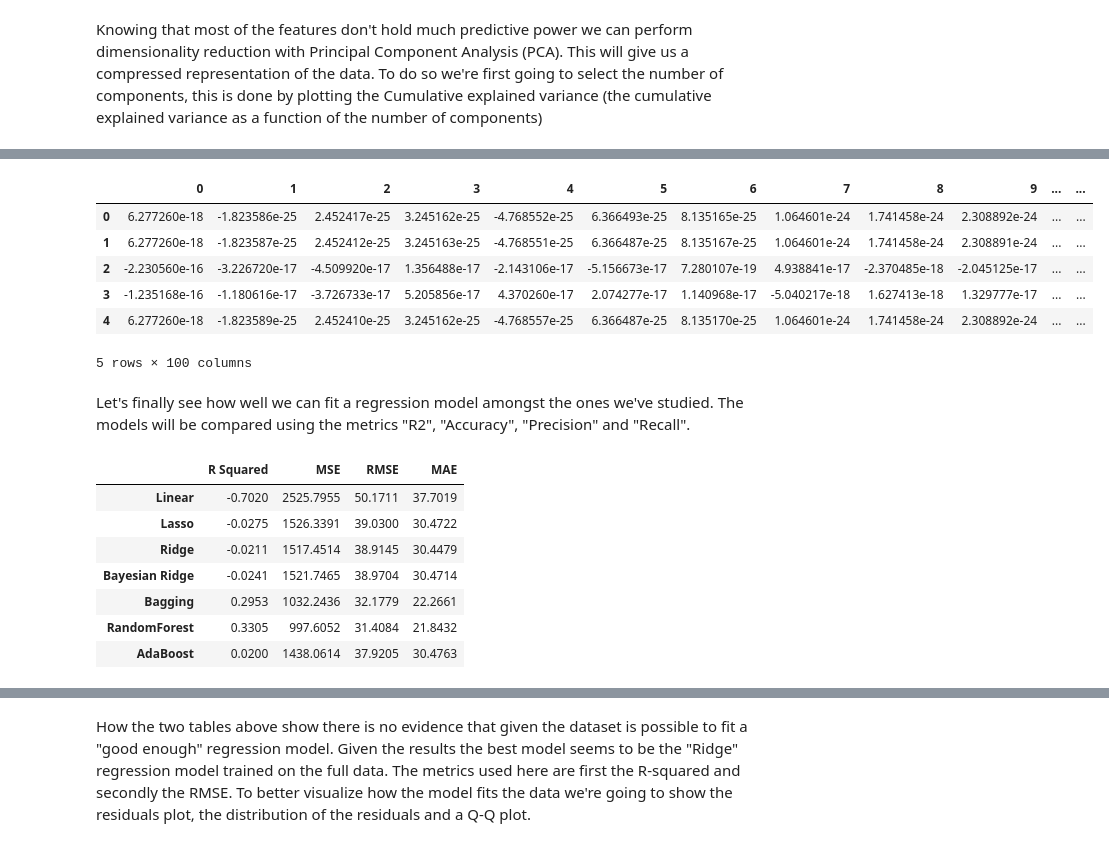
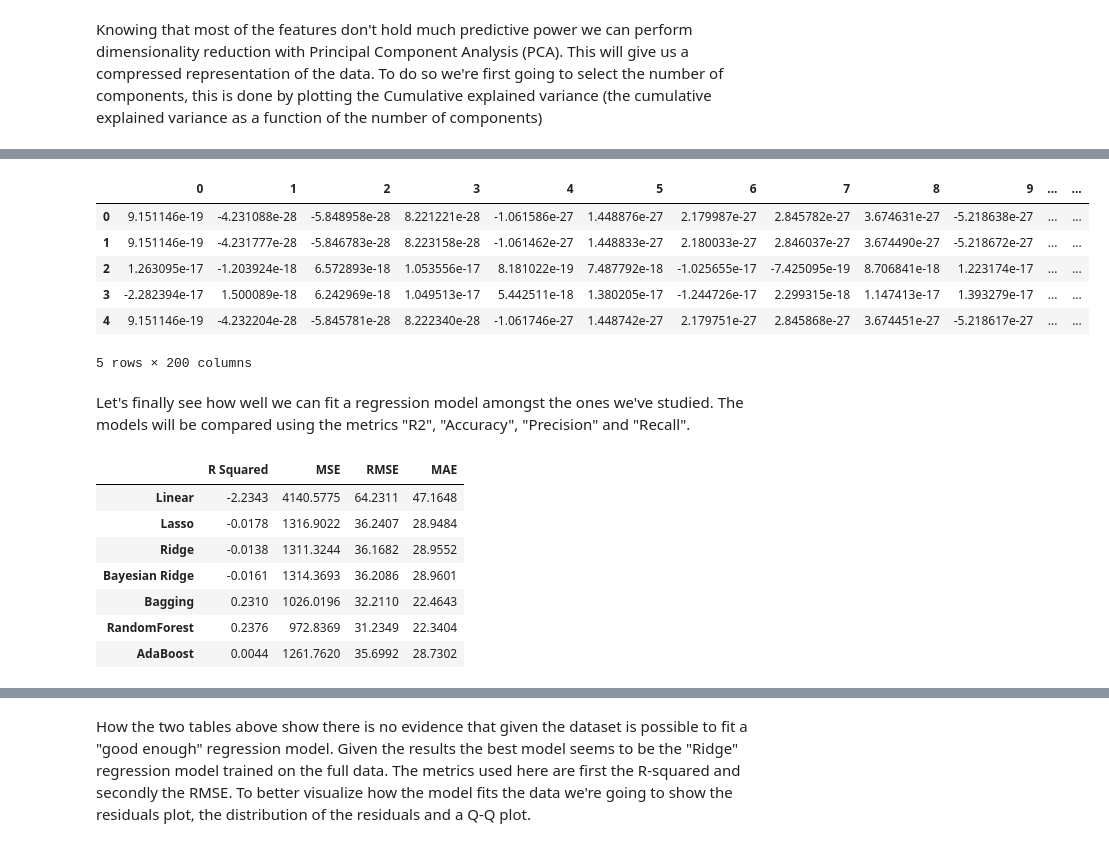
Before and after one commit to cahhil/data-madness, a Jupyter notebook: DataMadness.ipynb, the cells around one changed output, grey strips where cells are left out. Saved outputs shown, nothing was run; the diff lists cells and outputs as text; code cells hidden in the pictures.

```diff
--- a/DataMadness.ipynb
+++ b/DataMadness.ipynb
@@ -377,16 +378,17 @@ data.head()
 # %% [markdown]
 Let's now take the final steps to have the data feeded through a regression model. It first has to be converted to numerical from categorical and after it needs to be standardized.
 # %%
-# Convert categorical variables to numerical values
-data_encoded = pd.get_dummies(data, columns=data.select_dtypes(include=['object']).columns)
+# Get the list of continuous variable column names
+continuous_vars = [col for col in data.columns if col != 'median salary' and data[col].dtype != 'object' and data[col].nunique() > 2]
 
-# Get the list of continuous variable column names
-continuous_vars = [col for col in data_encoded.columns if col != 'median salary' and data_encoded[col].dtype != 'uint8']
 
 # Scale the continuous variables only
 scaler = StandardScaler()
-data_scaled = scaler.fit_transform(data_encoded[continuous_vars])
-data_encoded[continuous_vars] = data_scaled
+data_scaled = scaler.fit_transform(data[continuous_vars])
+data[continuous_vars] = data_scaled
+
+# Convert categorical variables to numerical values
+data_encoded = pd.get_dummies(data, columns=data.select_dtypes(include=['object']).columns)
 
 # Split the data into X and y
 X = data_encoded.drop('median salary', axis=1)
@@ -425,23 +427,21 @@ As it shows most of the features don't explain much any of the variance, we're t
 # %%
-#THIS IS WRONG IT SEEMS...
-
 sorted_features = np.argsort(-cumulative_variance)
 
 # Select the top 100 features
-top_100_features = sorted_features[:100]
+top_200_features = sorted_features[:200]
 
-# Create a new dataframe with the top 100 features
-df_top_100_features = pd.DataFrame(X_pca[:, top_100_features])
+# Create a new dataframe with the top 200 features
+df_top_200_features = pd.DataFrame(X_pca[:, top_200_features])
 
-df_top_100_features.head()
+df_top_200_features.head()
 # %% [output]
 |  | 0 | 1 | 2 | 3 | 4 | 5 | 6 | 7 | 8 | 9 | ... | ... |
-| 0 | 6.277260e-18 | -1.823586e-25 | 2.452417e-25 | 3.245162e-25 | -4.768552e-25 | 6.366493e-25 | 8.135165e-25 | 1.064601e-24 | 1.741458e-24 | 2.308892e-24 | ... | ... |
-| 1 | 6.277260e-18 | -1.823587e-25 | 2.452412e-25 | 3.245163e-25 | -4.768551e-25 | 6.366487e-25 | 8.135167e-25 | 1.064601e-24 | 1.741458e-24 | 2.308891e-24 | ... | ... |
-| 2 | -2.230560e-16 | -3.226720e-17 | -4.509920e-17 | 1.356488e-17 | -2.143106e-17 | -5.156673e-17 | 7.280107e-19 | 4.938841e-17 | -2.370485e-18 | -2.045125e-17 | ... | ... |
-| 3 | -1.235168e-16 | -1.180616e-17 | -3.726733e-17 | 5.205856e-17 | 4.370260e-17 | 2.074277e-17 | 1.140968e-17 | -5.040217e-18 | 1.627413e-18 | 1.329777e-17 | ... | ... |
-| 4 | 6.277260e-18 | -1.823589e-25 | 2.452410e-25 | 3.245162e-25 | -4.768557e-25 | 6.366487e-25 | 8.135170e-25 | 1.064601e-24 | 1.741458e-24 | 2.308892e-24 | ... | ... |
+| 0 | 9.151146e-19 | -4.231088e-28 | -5.848958e-28 | 8.221221e-28 | -1.061586e-27 | 1.448876e-27 | 2.179987e-27 | 2.845782e-27 | 3.674631e-27 | -5.218638e-27 | ... | ... |
+| 1 | 9.151146e-19 | -4.231777e-28 | -5.846783e-28 | 8.223158e-28 | -1.061462e-27 | 1.448833e-27 | 2.180033e-27 | 2.846037e-27 | 3.674490e-27 | -5.218672e-27 | ... | ... |
+| 2 | 1.263095e-17 | -1.203924e-18 | 6.572893e-18 | 1.053556e-17 | 8.181022e-19 | 7.487792e-18 | -1.025655e-17 | -7.425095e-19 | 8.706841e-18 | 1.223174e-17 | ... | ... |
+| 3 | -2.282394e-17 | 1.500089e-18 | 6.242969e-18 | 1.049513e-17 | 5.442511e-18 | 1.380205e-17 | -1.244726e-17 | 2.299315e-18 | 1.147413e-17 | 1.393279e-17 | ... | ... |
+| 4 | 9.151146e-19 | -4.232204e-28 | -5.845781e-28 | 8.222340e-28 | -1.061746e-27 | 1.448742e-27 | 2.179751e-27 | 2.845868e-27 | 3.674451e-27 | -5.218617e-27 | ... | ... |
-5 rows × 100 columns
+5 rows × 200 columns
 # %% [markdown]
 Let's finally see how well we can fit a regression model amongst the ones we've studied. The models will be compared using the metrics "R2", "Accuracy", "Precision" and "Recall".
 # %%
@@ -503,16 +504,16 @@ def model_fitting(X, y):
     results_table.columns=["R Squared ", "MSE", "RMSE", "MAE"]
     return results_table
 # %%
-model_fitting(df_top_100_features, data['median salary'])
+model_fitting(df_top_200_features, data['median salary'])
 # %% [output]
 |  | R Squared | MSE | RMSE | MAE |
-| Linear | -0.7020 | 2525.7955 | 50.1711 | 37.7019 |
-| Lasso | -0.0275 | 1526.3391 | 39.0300 | 30.4722 |
-| Ridge | -0.0211 | 1517.4514 | 38.9145 | 30.4479 |
-| Bayesian Ridge | -0.0241 | 1521.7465 | 38.9704 | 30.4714 |
-| Bagging | 0.2953 | 1032.2436 | 32.1779 | 22.2661 |
-| RandomForest | 0.3305 | 997.6052 | 31.4084 | 21.8432 |
-| AdaBoost | 0.0200 | 1438.0614 | 37.9205 | 30.4763 |
+| Linear | -2.2343 | 4140.5775 | 64.2311 | 47.1648 |
+| Lasso | -0.0178 | 1316.9022 | 36.2407 | 28.9484 |
+| Ridge | -0.0138 | 1311.3244 | 36.1682 | 28.9552 |
+| Bayesian Ridge | -0.0161 | 1314.3693 | 36.2086 | 28.9601 |
+| Bagging | 0.2310 | 1026.0196 | 32.2110 | 22.4643 |
+| RandomForest | 0.2376 | 972.8369 | 31.2349 | 22.3404 |
+| AdaBoost | 0.0044 | 1261.7620 | 35.6992 | 28.7302 |
 # %%
 model_fitting(X, data['median salary'])
 # %% [output]
```
Also changed, not shown: parts of 17 cells of this notebook.
